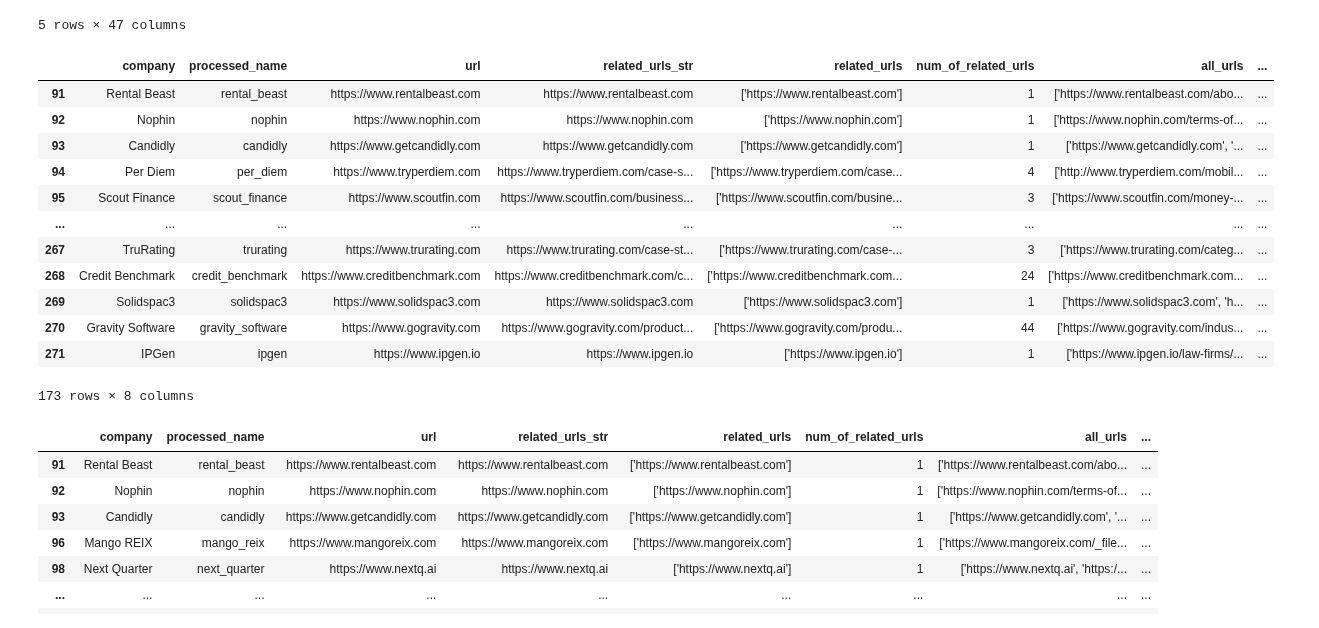
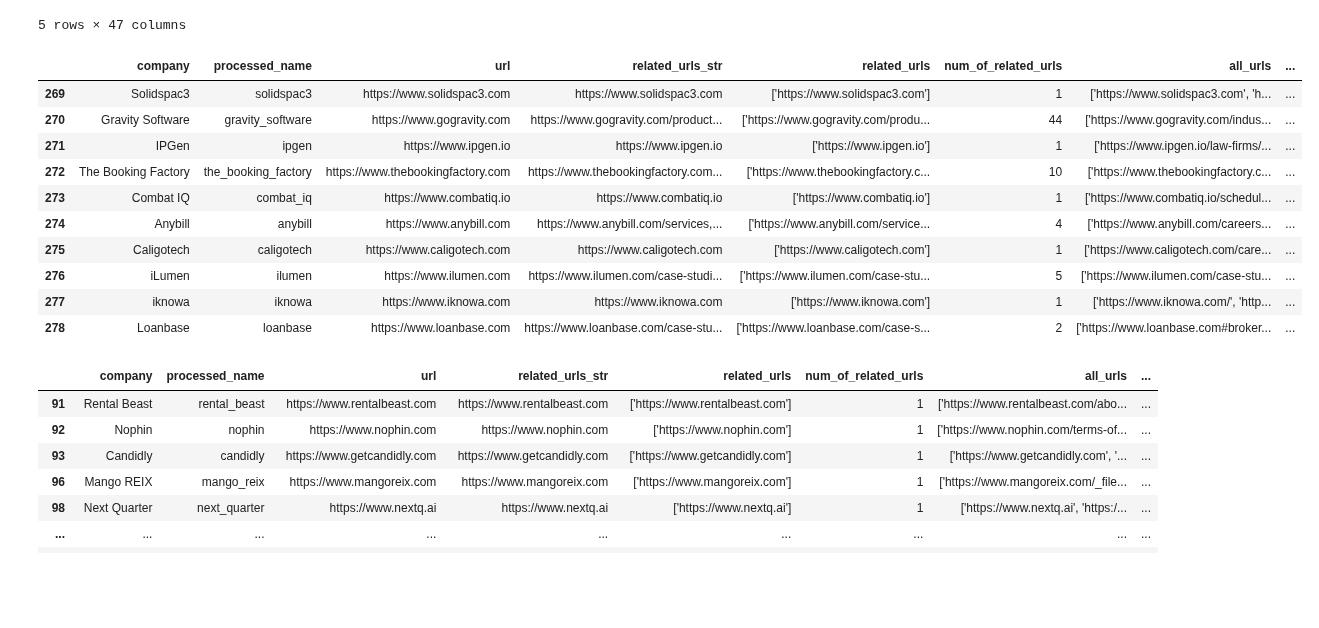
Before and after one commit to MC-Kangan/LLM-Enhanced-Knowledge-Graph-for-Startup-Analysis, a Jupyter notebook: info_extraction_chain.ipynb, the cells around one changed output. Drawn from its saved outputs; the diff is of its cells as text; code cells hidden in the pictures; blank space fills up the shorter version.

```diff
--- a/info_extraction_chain.ipynb
+++ b/info_extraction_chain.ipynb
@@ -189,23 +189,21 @@ sample = df[~df['url'].isin(['https://www.vertice.one',
                     'https://www.atto.co '
                     ])]
 
-sample = sample.iloc[:173]
+sample = sample.iloc[:180]
 # %%
-sample
+sample.tail(10)
 # %% [output]
 |  | company | processed_name | url | related_urls_str | related_urls | num_of_related_urls | all_urls | ... |
-| 91 | Rental Beast | rental_beast | https://www.rentalbeast.com | https://www.rentalbeast.com | ['https://www.rentalbeast.com'] | 1 | ['https://www.rentalbeast.com/abo... | ... |
-| 92 | Nophin | nophin | https://www.nophin.com | https://www.nophin.com | ['https://www.nophin.com'] | 1 | ['https://www.nophin.com/terms-of... | ... |
-| 93 | Candidly | candidly | https://www.getcandidly.com | https://www.getcandidly.com | ['https://www.getcandidly.com'] | 1 | ['https://www.getcandidly.com', '... | ... |
-| 94 | Per Diem | per_diem | https://www.tryperdiem.com | https://www.tryperdiem.com/case-s... | ['https://www.tryperdiem.com/case... | 4 | ['http://www.tryperdiem.com/mobil... | ... |
-| 95 | Scout Finance | scout_finance | https://www.scoutfin.com | https://www.scoutfin.com/business... | ['https://www.scoutfin.com/busine... | 3 | ['https://www.scoutfin.com/money-... | ... |
-| ... | ... | ... | ... | ... | ... | ... | ... | ... |
-| 267 | TruRating | trurating | https://www.trurating.com | https://www.trurating.com/case-st... | ['https://www.trurating.com/case-... | 3 | ['https://www.trurating.com/categ... | ... |
-| 268 | Credit Benchmark | credit_benchmark | https://www.creditbenchmark.com | https://www.creditbenchmark.com/c... | ['https://www.creditbenchmark.com... | 24 | ['https://www.creditbenchmark.com... | ... |
 | 269 | Solidspac3 | solidspac3 | https://www.solidspac3.com | https://www.solidspac3.com | ['https://www.solidspac3.com'] | 1 | ['https://www.solidspac3.com', 'h... | ... |
 | 270 | Gravity Software | gravity_software | https://www.gogravity.com | https://www.gogravity.com/product... | ['https://www.gogravity.com/produ... | 44 | ['https://www.gogravity.com/indus... | ... |
 | 271 | IPGen | ipgen | https://www.ipgen.io | https://www.ipgen.io | ['https://www.ipgen.io'] | 1 | ['https://www.ipgen.io/law-firms/... | ... |
+| 272 | The Booking Factory | the_booking_factory | https://www.thebookingfactory.com | https://www.thebookingfactory.com... | ['https://www.thebookingfactory.c... | 10 | ['https://www.thebookingfactory.c... | ... |
+| 273 | Combat IQ | combat_iq | https://www.combatiq.io | https://www.combatiq.io | ['https://www.combatiq.io'] | 1 | ['https://www.combatiq.io/schedul... | ... |
+| 274 | Anybill | anybill | https://www.anybill.com | https://www.anybill.com/services,... | ['https://www.anybill.com/service... | 4 | ['https://www.anybill.com/careers... | ... |
+| 275 | Caligotech | caligotech | https://www.caligotech.com | https://www.caligotech.com | ['https://www.caligotech.com'] | 1 | ['https://www.caligotech.com/care... | ... |
+| 276 | iLumen | ilumen | https://www.ilumen.com | https://www.ilumen.com/case-studi... | ['https://www.ilumen.com/case-stu... | 5 | ['https://www.ilumen.com/case-stu... | ... |
+| 277 | iknowa | iknowa | https://www.iknowa.com | https://www.iknowa.com | ['https://www.iknowa.com'] | 1 | ['https://www.iknowa.com/', 'http... | ... |
+| 278 | Loanbase | loanbase | https://www.loanbase.com | https://www.loanbase.com/case-stu... | ['https://www.loanbase.com/case-s... | 2 | ['https://www.loanbase.com#broker... | ... |
-173 rows × 8 columns
 # %%
 sample[sample['num_of_related_urls']==1]
 # %% [output]
```
Also changed, not shown: parts of 10 cells of this notebook, 2 other files.
